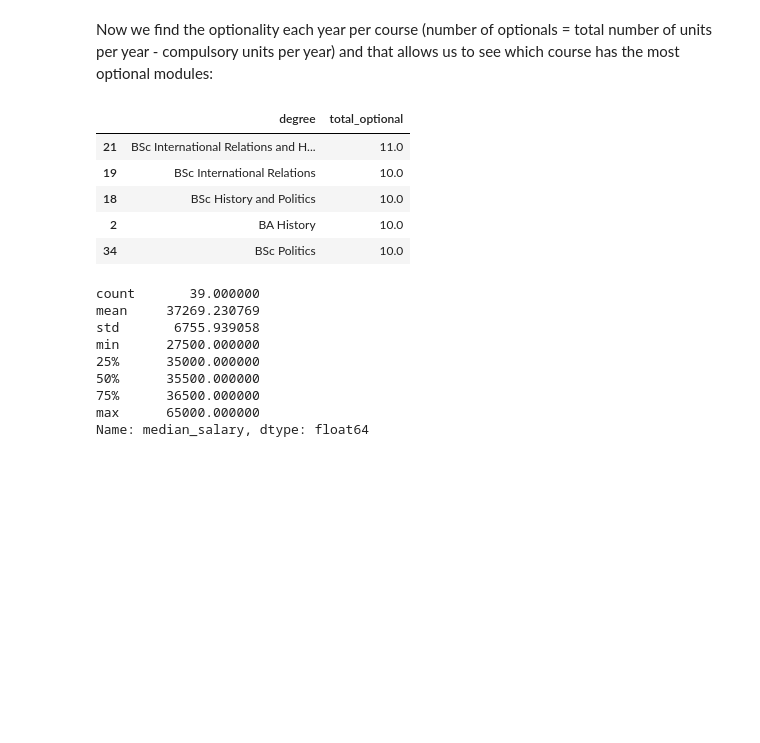
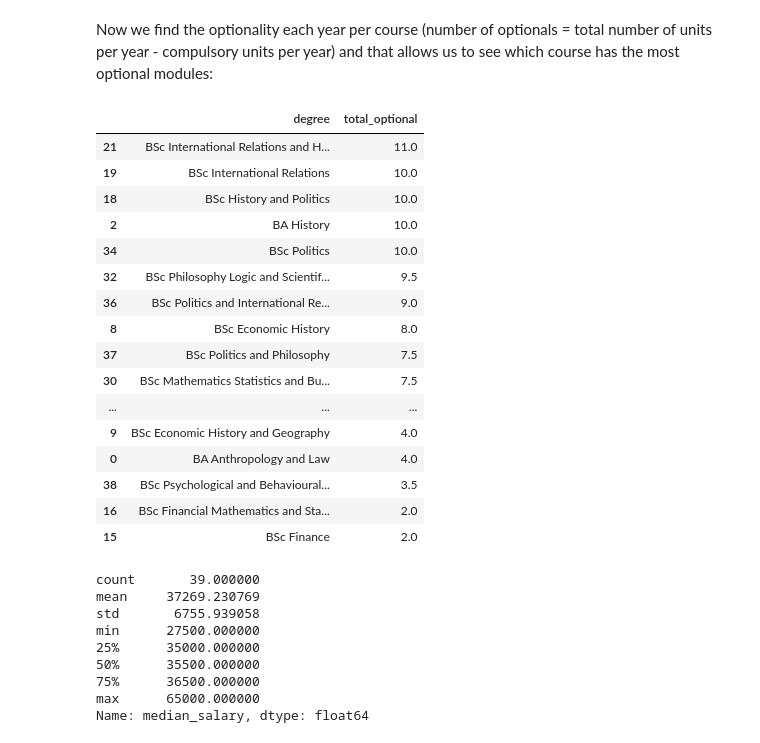
Before and after one commit to MaSe1010/project2, a Jupyter notebook: eda.ipynb, the cells around one changed output. Saved outputs shown, nothing was run; the diff lists cells and outputs as text; code cells hidden in the pictures; blank space fills up the shorter version.

Commit message:
finance2

```diff
--- a/eda.ipynb
+++ b/eda.ipynb
@@ -317,19 +318,30 @@ Now we find the optionality each year per course (number of optionals = total nu
 # %%
 programms_df_clean['optionals_y1'] = 4.5 - programms_df_clean['y1_total_units']
 programms_df_clean['optionals_y2'] = 4.0 - programms_df_clean['y2_total_units']
 programms_df_clean['optionals_y3'] = 4.0 - programms_df_clean['y3_total_units']
 
 programms_df_clean['total_optional'] = ( programms_df_clean[['optionals_y1', 'optionals_y2', 'optionals_y3']] .sum(axis=1))
 
 ranked_df = programms_df_clean.sort_values( by='total_optional',ascending=False)
-ranked_df[['degree', 'total_optional']].head()
+ranked_df[['degree', 'total_optional']]
 # %% [output]
 |  | degree | total_optional |
 | 21 | BSc International Relations and H... | 11.0 |
 | 19 | BSc International Relations | 10.0 |
 | 18 | BSc History and Politics | 10.0 |
 | 2 | BA History | 10.0 |
 | 34 | BSc Politics | 10.0 |
+| 32 | BSc Philosophy Logic and Scientif... | 9.5 |
+| 36 | BSc Politics and International Re... | 9.0 |
+| 8 | BSc Economic History | 8.0 |
+| 37 | BSc Politics and Philosophy | 7.5 |
+| 30 | BSc Mathematics Statistics and Bu... | 7.5 |
+| ... | ... | ... |
+| 9 | BSc Economic History and Geography | 4.0 |
+| 0 | BA Anthropology and Law | 4.0 |
+| 38 | BSc Psychological and Behavioural... | 3.5 |
+| 16 | BSc Financial Mathematics and Sta... | 2.0 |
+| 15 | BSc Finance | 2.0 |
 # %%
 programms_df_clean['median_salary'].describe()
 # %% [output]
```
Also changed, not shown: parts of 4 cells of this notebook, 6 other files.
